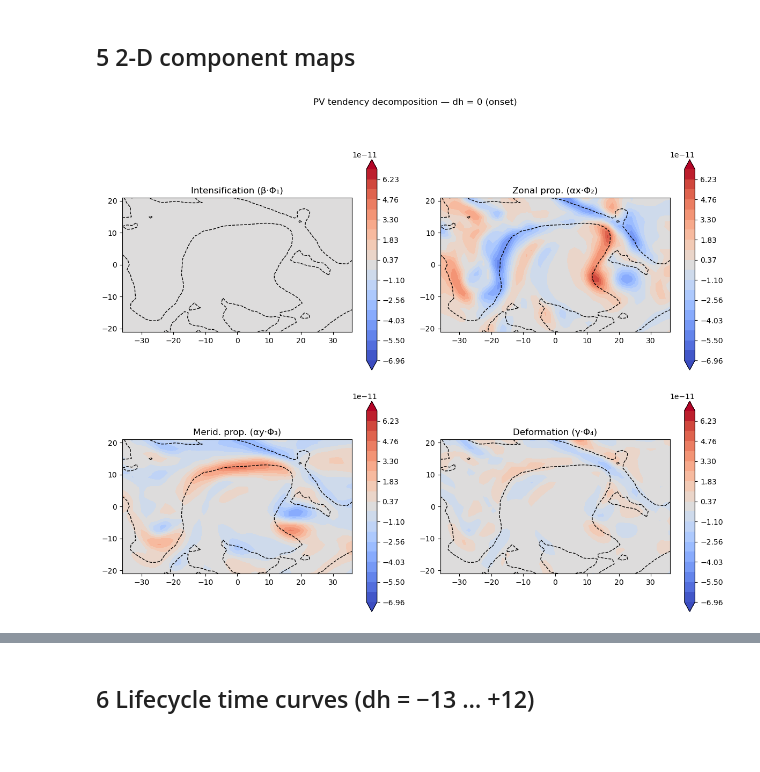
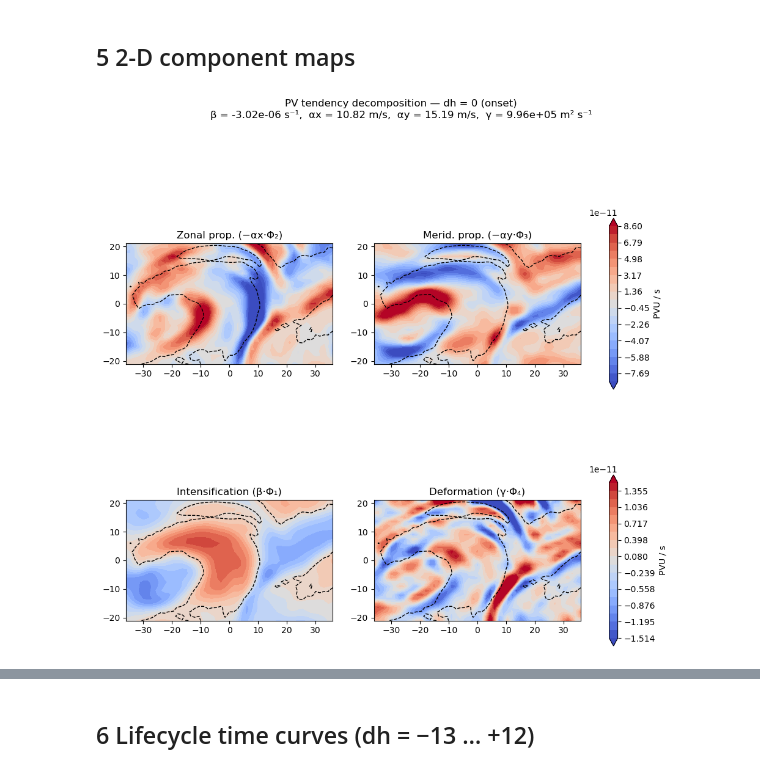
Before and after one commit to yanxingjianken/pvtend, a Jupyter notebook: examples/03_four_basis_projection.ipynb, the cells around one changed output, grey strips where cells are left out. Saved outputs shown, nothing was run; the diff lists cells and outputs as text; code cells hidden in the pictures.

```diff
--- a/examples/03_four_basis_projection.ipynb
+++ b/examples/03_four_basis_projection.ipynb
@@ -36,15 +47,16 @@ PV anom min : -4.333e-06 PVU
 # %% [markdown]
 ## 2  Build orthogonal basis from PV anomaly
 # %%
+# Build basis from dh=-1 (predictive framing: project tendency at t onto prior pattern)
 basis = compute_orthogonal_basis(
-    pv_anom=d0["pv_anom"],
-    pv_dx=d0["pv_anom_dx"],
-    pv_dy=d0["pv_anom_dy"],
+    pv_anom=dm1["pv_anom"],
+    pv_dx=dm1["pv_anom_dx"],
+    pv_dy=dm1["pv_anom_dy"],
     x_rel=x_rel,
     y_rel=y_rel,
     mask_negative=True,
     apply_smoothing=True,
-    smoothing_deg=3.0,
+    smoothing_deg=SMOOTH_DEG,
     grid_spacing=1.5,
 )
 print("Basis norms :", {k: f"{v:.4e}" for k, v in basis.norms.items()})
@@ -68,8 +80,8 @@ plt.show()
 # %%
 from pvtend.decomposition.smoothing import gaussian_smooth_nan
 
-pv_dt = d0["pv_anom_dt"]   # dq/dt (weighted-average)
-pv_dt_smooth = gaussian_smooth_nan(pv_dt, smoothing_deg=6.0, grid_spacing=1.5)
+pv_dt = d0["pv_anom_dt"] + d0["pv_bar_dt"]   # dq/dt = dq'/dt + dq̄/dt (wavg 300-250-200 hPa)
+pv_dt_smooth = gaussian_smooth_nan(pv_dt, smoothing_deg=SMOOTH_DEG, grid_spacing=1.5)
 
 proj = project_field(pv_dt_smooth, basis)
 
@@ -87,32 +99,58 @@ RMSE / max|dq/dt|      = 0.210
 # %% [markdown]
 ## 5  2-D component maps
 # %%
-fig, axes = plt.subplots(2, 2, figsize=(12, 10))
-titles = ["Intensification (β·Φ₁)", "Zonal prop. (αx·Φ₂)",
-          "Merid. prop. (αy·Φ₃)", "Deformation (γ·Φ₄)"]
-fields = [proj["int"], proj["prop"][:, :] * 0,  # prop not separate by x/y in output
-          proj["def"], proj["resid"]]
-
 # Reconstruct individual components manually
-beta_comp = proj["beta_raw"] * basis.phi_int
-ax_comp   = proj["ax_raw"]   * basis.phi_dx
-ay_comp   = proj["ay_raw"]   * basis.phi_dy
+beta_comp  = proj["beta_raw"]  * basis.phi_int
+ax_comp    = -proj["ax_raw"]   * basis.phi_dx
+ay_comp    = -proj["ay_raw"]   * basis.phi_dy
 gamma_comp = proj["gamma_raw"] * basis.phi_def
 
-components = [beta_comp, ax_comp, ay_comp, gamma_comp]
-vmax = np.nanpercentile(np.abs(pv_dt_smooth), 95)
+# Separate vmax for each row
+vmax_prop = max(np.nanpercentile(np.abs(ax_comp), 95),
+                np.nanpercentile(np.abs(ay_comp), 95))
+vmax_id   = max(np.nanpercentile(np.abs(beta_comp), 95),
+                np.nanpercentile(np.abs(gamma_comp), 95))
+levels_prop = np.linspace(-vmax_prop, vmax_prop, 20)
+levels_id   = np.linspace(-vmax_id,   vmax_id,   20)
 
-for ax, comp, title in zip(axes.flat, components, titles):
-    cf = ax.contourf(x_rel, y_rel, comp,
-                     levels=np.linspace(-vmax, vmax, 20), cmap="coolwarm", extend="both")
-    ax.contour(x_rel, y_rel, d0["pv_anom"], levels=[0], colors="k",
-               linewidths=1.0, linestyles="--")
-    ax.set_title(title)
-    ax.set_aspect("equal")
-    plt.colorbar(cf, ax=ax, shrink=0.8)
+fig, axes = plt.subplots(2, 2, figsize=(12, 10))
 
-fig.suptitle("PV tendency decomposition — dh = 0 (onset)", y=1.02)
-fig.tight_layout()
+# --- Row 1: propagation (ax, ay) — shared colorbar ---
+for i, (comp, title) in enumerate([
+    (ax_comp,  "Zonal prop. (−αx·Φ₂)"),
+    (ay_comp,  "Merid. prop. (−αy·Φ₃)"),
+]):
+    a = axes[0, i]
+    cf_prop = a.contourf(x_rel, y_rel, comp, levels=levels_prop,
+                         cmap="coolwarm", extend="both")
+    a.contour(x_rel, y_rel, d0["pv_anom"], levels=[-0.5e-6],
+              colors="k", linewidths=1.0, linestyles="--")
+    a.set_title(title)
+    a.set_aspect("equal")
+fig.colorbar(cf_prop, ax=axes[0, :].tolist(), shrink=0.8, label="PVU / s")
+
+# --- Row 2: intensification & deformation — shared colorbar ---
+for i, (comp, title) in enumerate([
+    (beta_comp,  "Intensification (β·Φ₁)"),
+    (gamma_comp, "Deformation (γ·Φ₄)"),
+]):
+    a = axes[1, i]
+    cf_id = a.contourf(x_rel, y_rel, comp, levels=levels_id,
+                       cmap="coolwarm", extend="both")
+    a.contour(x_rel, y_rel, d0["pv_anom"], levels=[-0.5e-6],
+              colors="k", linewidths=1.0, linestyles="--")
+    a.set_title(title)
+    a.set_aspect("equal")
+fig.colorbar(cf_id, ax=axes[1, :].tolist(), shrink=0.8, label="PVU / s")
+
+subtitle = (
+    f"β = {proj['beta']:.2e} s⁻¹,  "
+    f"αx = {proj['ax']:.2f} m/s,  "
+    f"αy = {proj['ay']:.2f} m/s,  "
+    f"γ = {proj['gamma']:.2e} m² s⁻¹"
+)
+fig.suptitle("PV tendency decomposition — dh = 0 (onset)\n" + subtitle, y=1.04, fontsize=12)
+# fig.tight_layout()
 plt.show()
 # %% [output]
-[figure, old version]
+[figure, new version]
```
Also changed, not shown: parts of 11 cells of this notebook, 8 other files.
